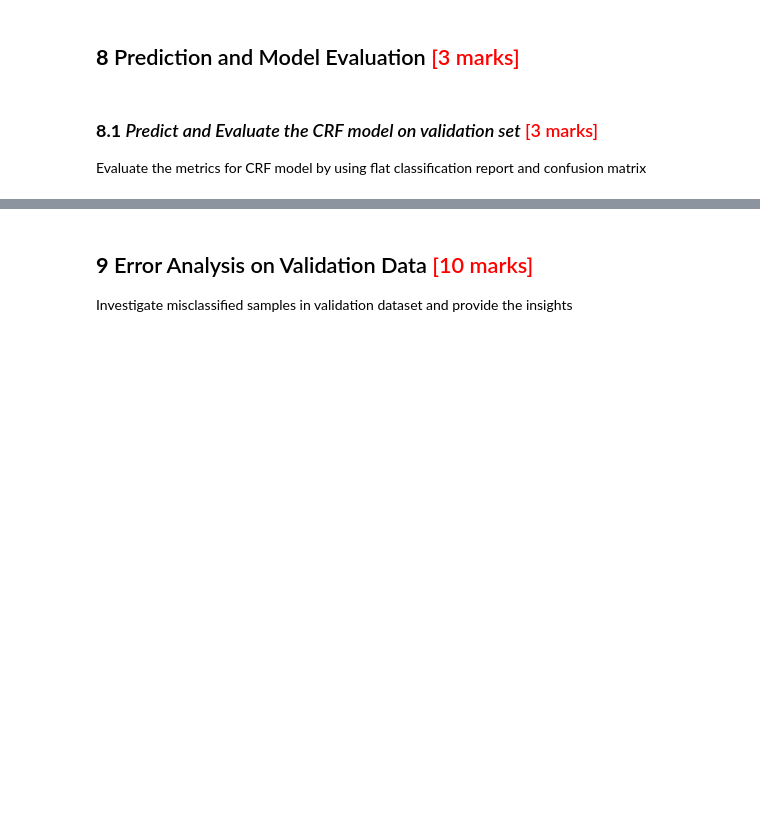
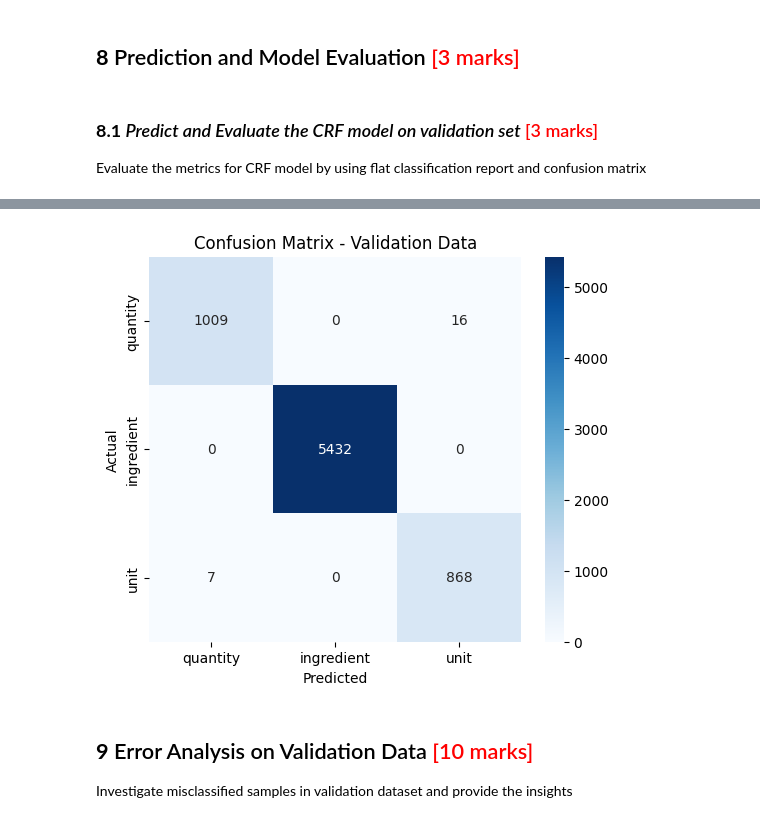
Before and after one commit to nishantab95/ingredients-assignments, a Jupyter notebook: Identifying_Key_Entities_Recipe_Data_Starter.ipynb, the cells around one changed output, grey strips where cells are left out. Drawn from its saved outputs; the diff is of its cells as text; code cells hidden in the pictures; blank space fills up the shorter version.

```diff
--- a/Identifying_Key_Entities_Recipe_Data_Starter.ipynb
+++ b/Identifying_Key_Entities_Recipe_Data_Starter.ipynb
@@ -859,5 +859,6 @@ joblib.dump(crf, 'crf_model.pkl')
 Evaluate the metrics for CRF model by using flat classification report and confusion matrix
 # %%
 # predict the crf model on validation dataset
+y_val_pred = crf.predict(X_val_weighted_features)
 # %%
 # specify flat classification report
@@ -866,3 +876,18 @@ Evaluate the metrics for CRF model by using flat classification report and confu
+# %%
+# create a confusion matrix on validation dataset
+y_val_flat_true = [label for seq in y_val_labels for label in seq]
+y_val_flat_pred = [label for seq in y_val_pred for label in seq]
+
+cm_val = confusion_matrix(y_val_flat_true, y_val_flat_pred, labels=labels)
+
+plt.figure(figsize=(6, 5))
+sns.heatmap(cm_val, annot=True, fmt='d', xticklabels=labels, yticklabels=labels, cmap='Blues')
+plt.xlabel('Predicted')
+plt.ylabel('Actual')
+plt.title('Confusion Matrix - Validation Data')
+plt.show()
+# %% [output]
+[figure, added]
 # %% [markdown]
 ## **9** Error Analysis on Validation Data <font color = red>[10 marks]</font> <br>
 Investigate misclassified samples in validation dataset and provide the insights
```
Also changed, not shown: parts of 11 cells of this notebook.
